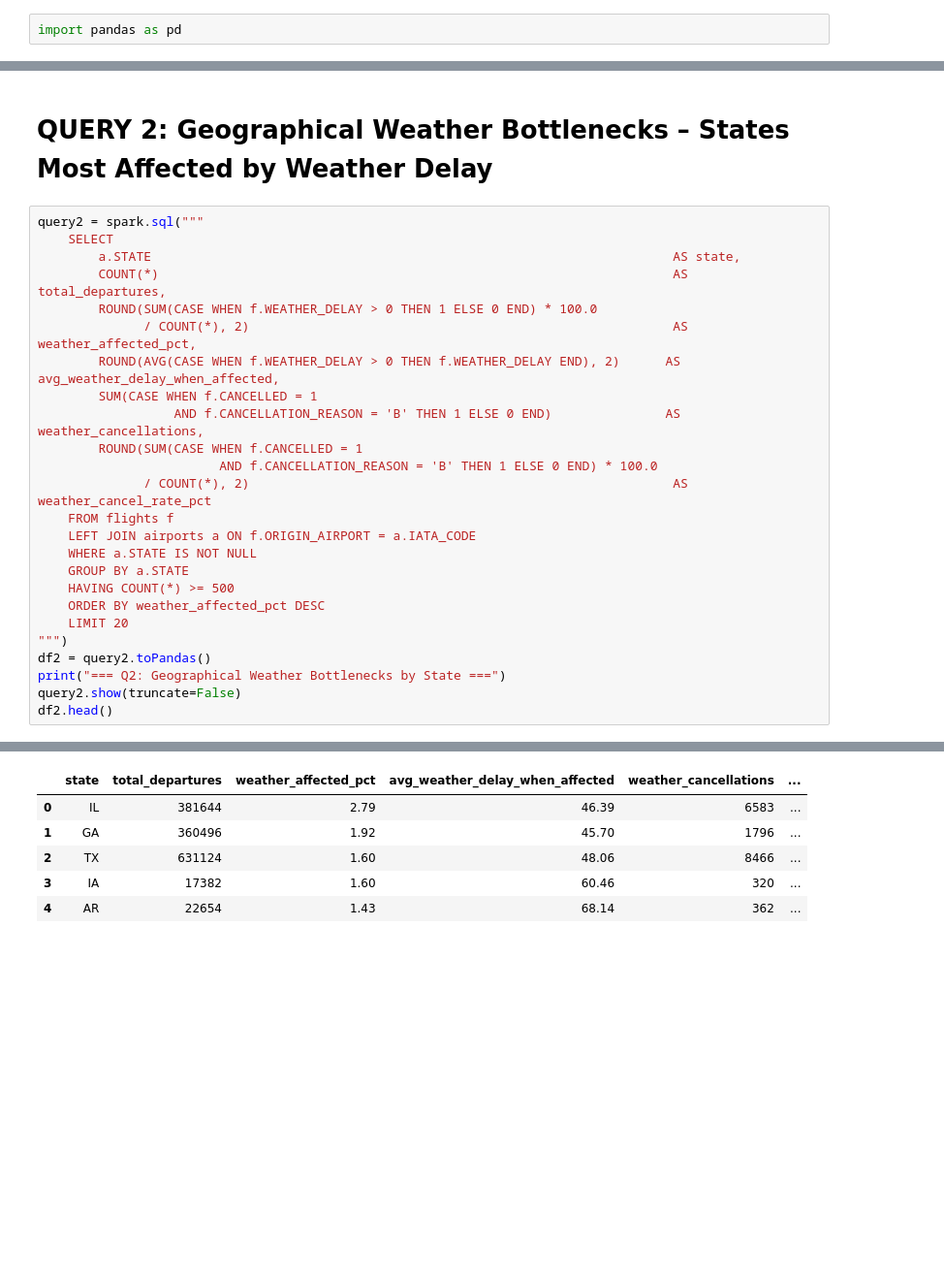
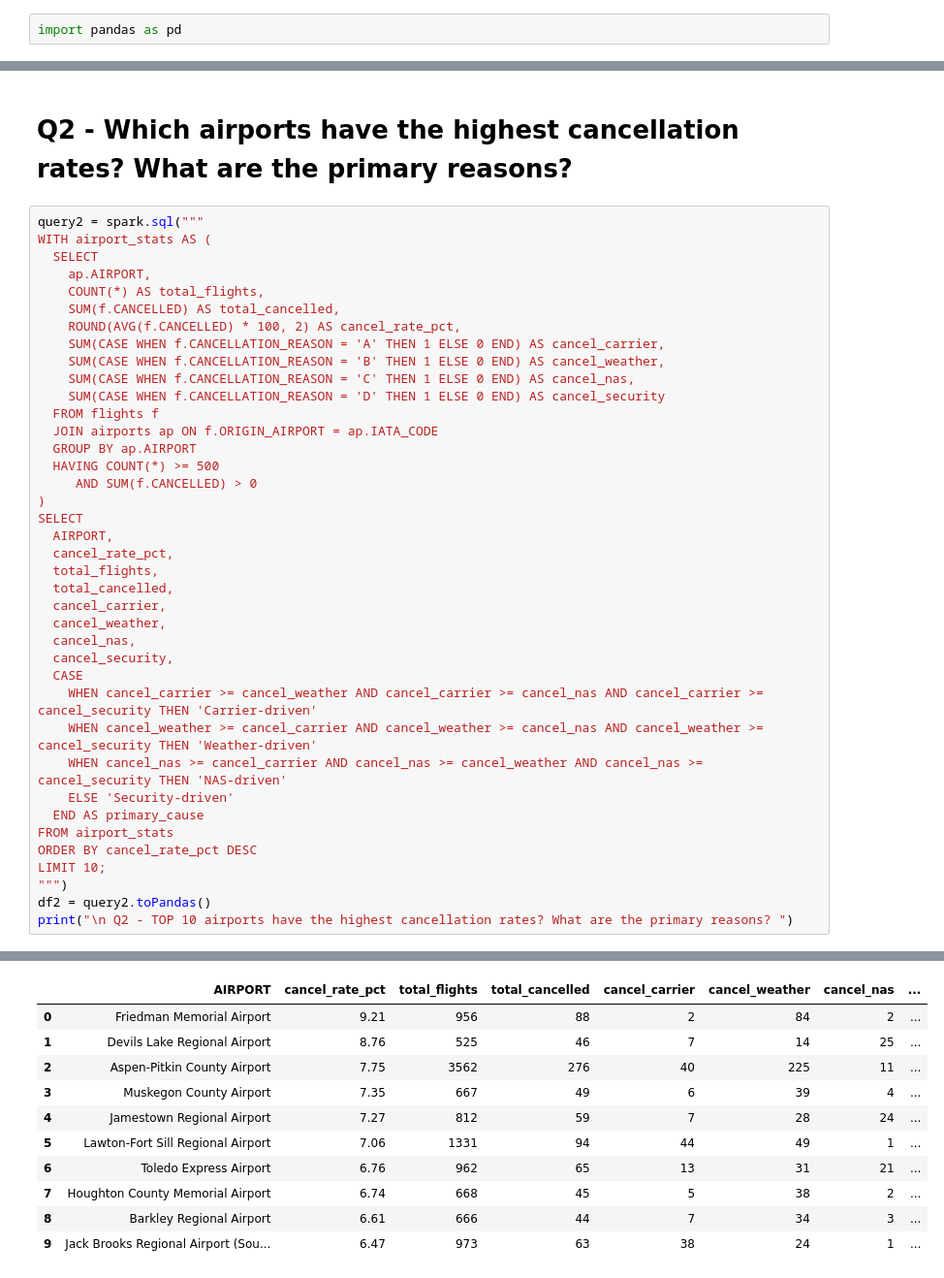
Before and after one commit to lieukim/BigData_Nhom1, a Jupyter notebook: Queries_P1.ipynb, the cells around one changed output, grey strips where cells are left out. Shown at 97% size. Drawn from its saved outputs; the diff is of its cells as text; blank space fills up the shorter version.

Commit message:
Query 1-5

```diff
--- a/Queries_P1.ipynb
+++ b/Queries_P1.ipynb
@@ -84,28 +117,42 @@ df1.head()
 # %% [markdown]
-# QUERY 2: Geographical Weather Bottlenecks – States Most Affected by Weather Delay
+# Q2 - Which airports have the highest cancellation rates? What are the primary reasons?
 # %%
 query2 = spark.sql("""
-    SELECT
-        a.STATE                                                                     AS state,
-        COUNT(*)                                                                    AS total_departures,
-        ROUND(SUM(CASE WHEN f.WEATHER_DELAY > 0 THEN 1 ELSE 0 END) * 100.0
-              / COUNT(*), 2)                                                        AS weather_affected_pct,
-        ROUND(AVG(CASE WHEN f.WEATHER_DELAY > 0 THEN f.WEATHER_DELAY END), 2)      AS avg_weather_delay_when_affected,
-        SUM(CASE WHEN f.CANCELLED = 1
-                  AND f.CANCELLATION_REASON = 'B' THEN 1 ELSE 0 END)               AS weather_cancellations,
-        ROUND(SUM(CASE WHEN f.CANCELLED = 1
-                        AND f.CANCELLATION_REASON = 'B' THEN 1 ELSE 0 END) * 100.0
-              / COUNT(*), 2)                                                        AS weather_cancel_rate_pct
-    FROM flights f
-    LEFT JOIN airports a ON f.ORIGIN_AIRPORT = a.IATA_CODE
-    WHERE a.STATE IS NOT NULL
-    GROUP BY a.STATE
-    HAVING COUNT(*) >= 500
-    ORDER BY weather_affected_pct DESC
-    LIMIT 20
+WITH airport_stats AS (
+  SELECT
+    ap.AIRPORT,
+    COUNT(*) AS total_flights,
+    SUM(f.CANCELLED) AS total_cancelled,
+    ROUND(AVG(f.CANCELLED) * 100, 2) AS cancel_rate_pct,
+    SUM(CASE WHEN f.CANCELLATION_REASON = 'A' THEN 1 ELSE 0 END) AS cancel_carrier,
+    SUM(CASE WHEN f.CANCELLATION_REASON = 'B' THEN 1 ELSE 0 END) AS cancel_weather,
+    SUM(CASE WHEN f.CANCELLATION_REASON = 'C' THEN 1 ELSE 0 END) AS cancel_nas,
+    SUM(CASE WHEN f.CANCELLATION_REASON = 'D' THEN 1 ELSE 0 END) AS cancel_security
+  FROM flights f
+  JOIN airports ap ON f.ORIGIN_AIRPORT = ap.IATA_CODE
+  GROUP BY ap.AIRPORT
+  HAVING COUNT(*) >= 500
+     AND SUM(f.CANCELLED) > 0
+)
+SELECT
+  AIRPORT,
+  cancel_rate_pct,
+  total_flights,
+  total_cancelled,
+  cancel_carrier,
+  cancel_weather,
+  cancel_nas,
+  cancel_security,
+  CASE
+    WHEN cancel_carrier >= cancel_weather AND cancel_carrier >= cancel_nas AND cancel_carrier >= cancel_security THEN 'Carrier-driven'
+    WHEN cancel_weather >= cancel_carrier AND cancel_weather >= cancel_nas AND cancel_weather >= cancel_security THEN 'Weather-driven'
+    WHEN cancel_nas >= cancel_carrier AND cancel_nas >= cancel_weather AND cancel_nas >= cancel_security THEN 'NAS-driven'
+    ELSE 'Security-driven'
+  END AS primary_cause
+FROM airport_stats
+ORDER BY cancel_rate_pct DESC
+LIMIT 10;
 """)
 df2 = query2.toPandas()
-print("=== Q2: Geographical Weather Bottlenecks by State ===")
-query2.show(truncate=False)
-df2.head()
+print("\n Q2 - TOP 10 airports have the highest cancellation rates? What are the primary reasons? ")
 # %% [output]
@@ -129,6 +160,11 @@ df2.head()
-|  | state | total_departures | weather_affected_pct | avg_weather_delay_when_affected | weather_cancellations | ... |
-| 0 | IL | 381644 | 2.79 | 46.39 | 6583 | ... |
-| 1 | GA | 360496 | 1.92 | 45.70 | 1796 | ... |
-| 2 | TX | 631124 | 1.60 | 48.06 | 8466 | ... |
-| 3 | IA | 17382 | 1.60 | 60.46 | 320 | ... |
-| 4 | AR | 22654 | 1.43 | 68.14 | 362 | ... |
+|  | AIRPORT | cancel_rate_pct | total_flights | total_cancelled | cancel_carrier | cancel_weather | cancel_nas | ... |
+| 0 | Friedman Memorial Airport | 9.21 | 956 | 88 | 2 | 84 | 2 | ... |
+| 1 | Devils Lake Regional Airport | 8.76 | 525 | 46 | 7 | 14 | 25 | ... |
+| 2 | Aspen-Pitkin County Airport | 7.75 | 3562 | 276 | 40 | 225 | 11 | ... |
+| 3 | Muskegon County Airport | 7.35 | 667 | 49 | 6 | 39 | 4 | ... |
+| 4 | Jamestown Regional Airport | 7.27 | 812 | 59 | 7 | 28 | 24 | ... |
+| 5 | Lawton-Fort Sill Regional Airport | 7.06 | 1331 | 94 | 44 | 49 | 1 | ... |
+| 6 | Toledo Express Airport | 6.76 | 962 | 65 | 13 | 31 | 21 | ... |
+| 7 | Houghton County Memorial Airport | 6.74 | 668 | 45 | 5 | 38 | 2 | ... |
+| 8 | Barkley Regional Airport | 6.61 | 666 | 44 | 7 | 34 | 3 | ... |
+| 9 | Jack Brooks Regional Airport (Sou... | 6.47 | 973 | 63 | 38 | 24 | 1 | ... |
```
Also changed, not shown: parts of 16 cells of this notebook, 1 other file.
